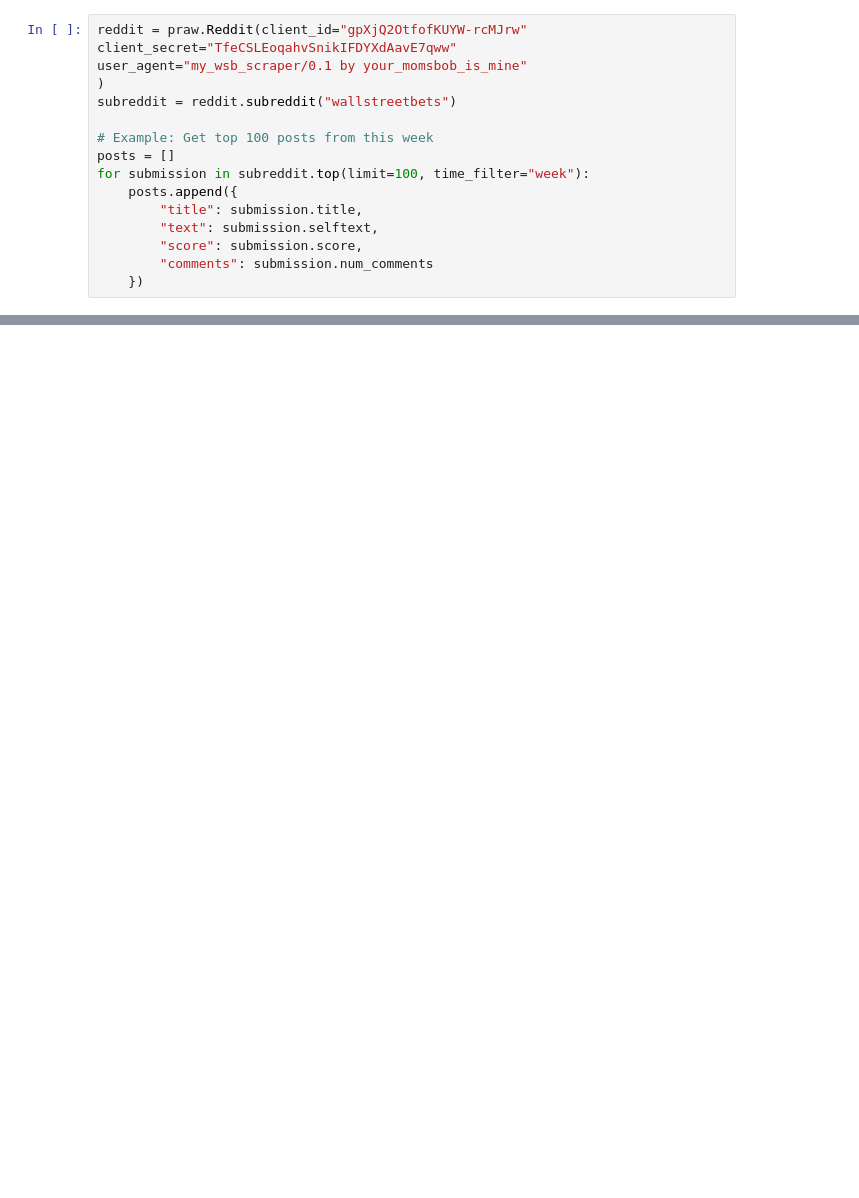
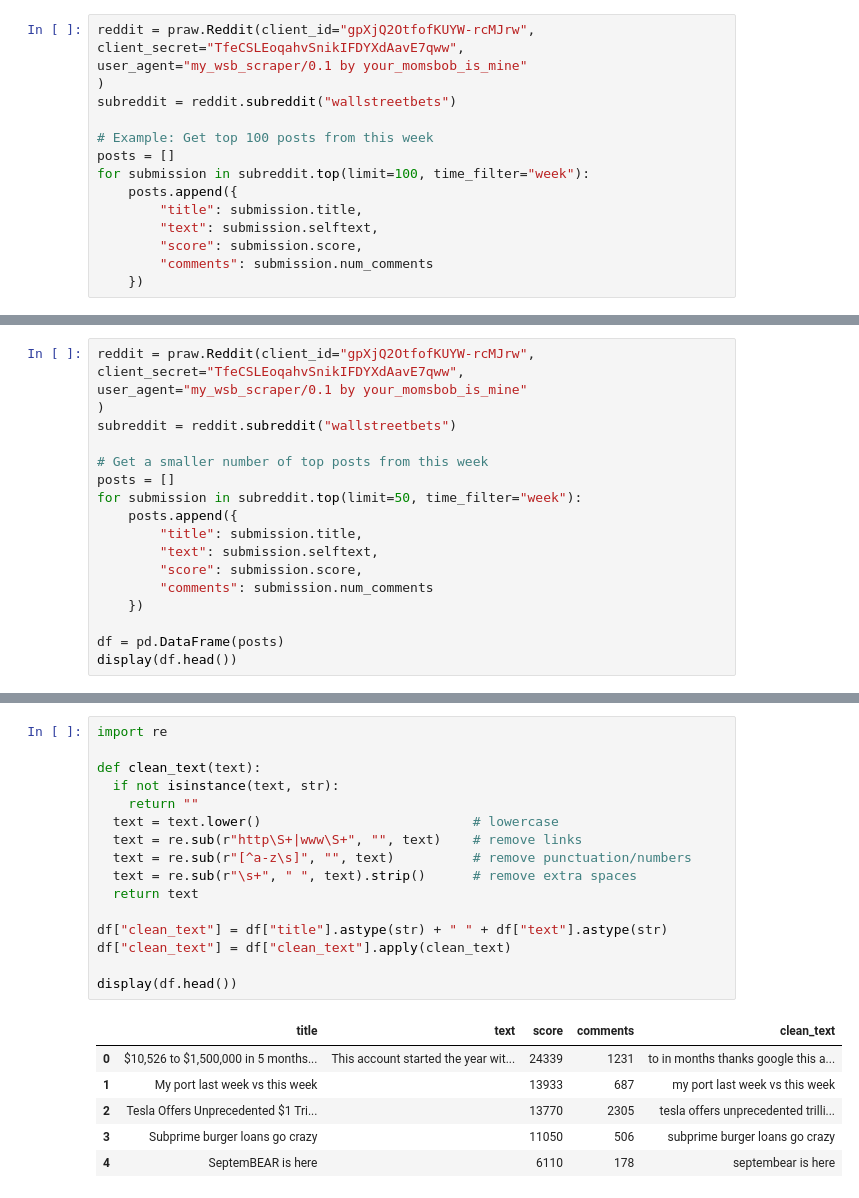
Before and after one commit to Sid-2004/Research-Paper--WallStreetsBets-ML-Emotional-Sentiment, a Jupyter notebook: Research_Paper_FinTech.ipynb, the cells around one changed output, grey strips where cells are left out. Cells and saved outputs as stored; diff of their text form; blank space fills up the shorter version.

```diff
--- a/Research_Paper_FinTech.ipynb
+++ b/Research_Paper_FinTech.ipynb
@@ -83,6 +83,6 @@ Successfully installed keras-tcn-3.5.6 praw-7.8.1 prawcore-2.4.0 update_checker-
 # %%
-reddit = praw.Reddit(client_id="gpXjQ2OtfofKUYW-rcMJrw"
-client_secret="TfeCSLEoqahvSnikIFDYXdAavE7qww"
+reddit = praw.Reddit(client_id="gpXjQ2OtfofKUYW-rcMJrw",
+client_secret="TfeCSLEoqahvSnikIFDYXdAavE7qww",
 user_agent="my_wsb_scraper/0.1 by your_momsbob_is_mine"
 )
 subreddit = reddit.subreddit("wallstreetbets")
@@ -98,0 +197,19 @@ for submission in subreddit.top(limit=100, time_filter="week"):
+# %%
+reddit = praw.Reddit(client_id="gpXjQ2OtfofKUYW-rcMJrw",
+client_secret="TfeCSLEoqahvSnikIFDYXdAavE7qww",
+user_agent="my_wsb_scraper/0.1 by your_momsbob_is_mine"
+)
+subreddit = reddit.subreddit("wallstreetbets")
+
+# Get a smaller number of top posts from this week
+posts = []
+for submission in subreddit.top(limit=50, time_filter="week"):
+    posts.append({
+        "title": submission.title,
+        "text": submission.selftext,
+        "score": submission.score,
+        "comments": submission.num_comments
+    })
+
+df = pd.DataFrame(posts)
+display(df.head())
@@ -98,0 +229,23 @@ for submission in subreddit.top(limit=100, time_filter="week"):
+# %%
+import re
+
+def clean_text(text):
+  if not isinstance(text, str):
+    return ""
+  text = text.lower()                           # lowercase
+  text = re.sub(r"http\S+|www\S+", "", text)    # remove links
+  text = re.sub(r"[^a-z\s]", "", text)          # remove punctuation/numbers
+  text = re.sub(r"\s+", " ", text).strip()      # remove extra spaces
+  return text
+
+df["clean_text"] = df["title"].astype(str) + " " + df["text"].astype(str)
+df["clean_text"] = df["clean_text"].apply(clean_text)
+
+display(df.head())
+# %% [output]
+|  | title | text | score | comments | clean_text |
+| 0 | $10,526 to $1,500,000 in 5 months... | This account started the year wit... | 24339 | 1231 | to in months thanks google this a... |
+| 1 | My port last week vs this week |  | 13933 | 687 | my port last week vs this week |
+| 2 | Tesla Offers Unprecedented $1 Tri... |  | 13770 | 2305 | tesla offers unprecedented trilli... |
+| 3 | Subprime burger loans go crazy |  | 11050 | 506 | subprime burger loans go crazy |
+| 4 | SeptemBEAR is here |  | 6110 | 178 | septembear is here |
```
Also changed, not shown: parts of 14 cells of this notebook.
